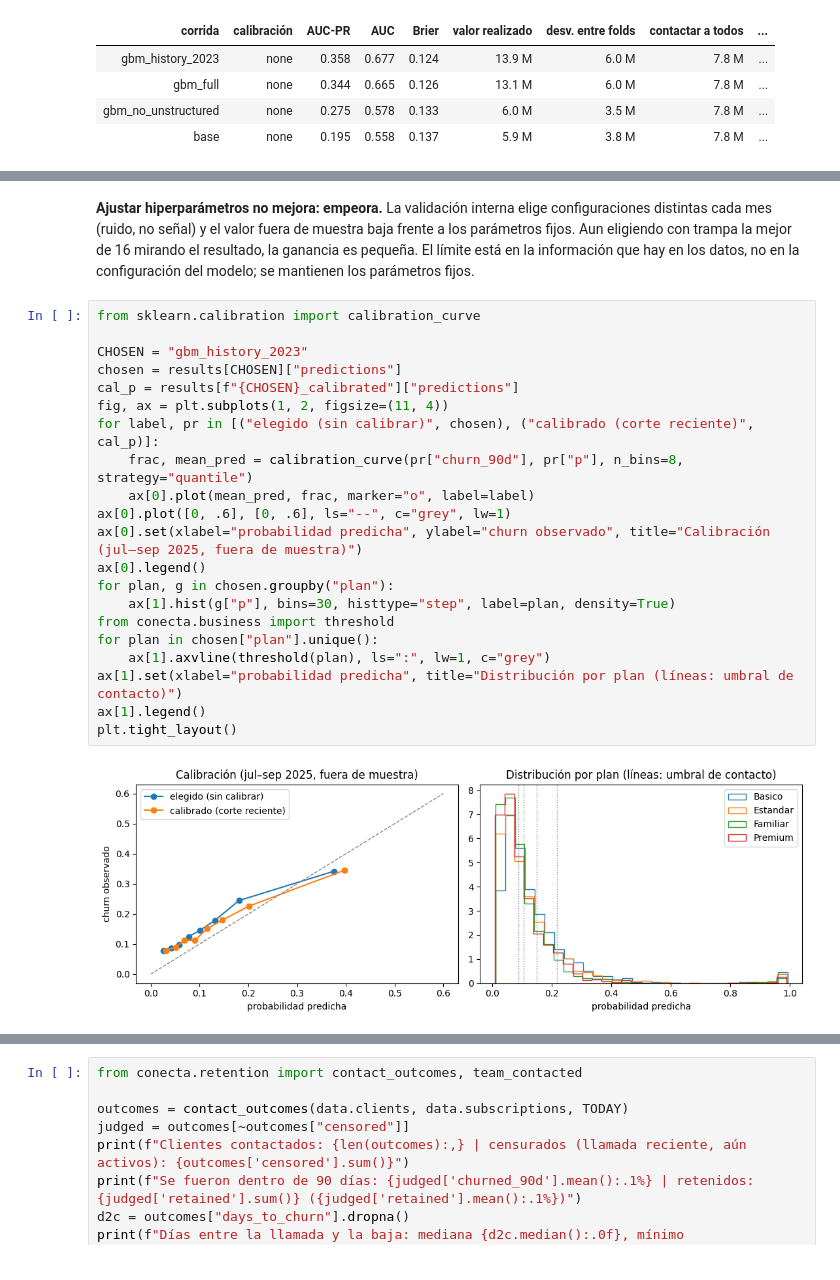
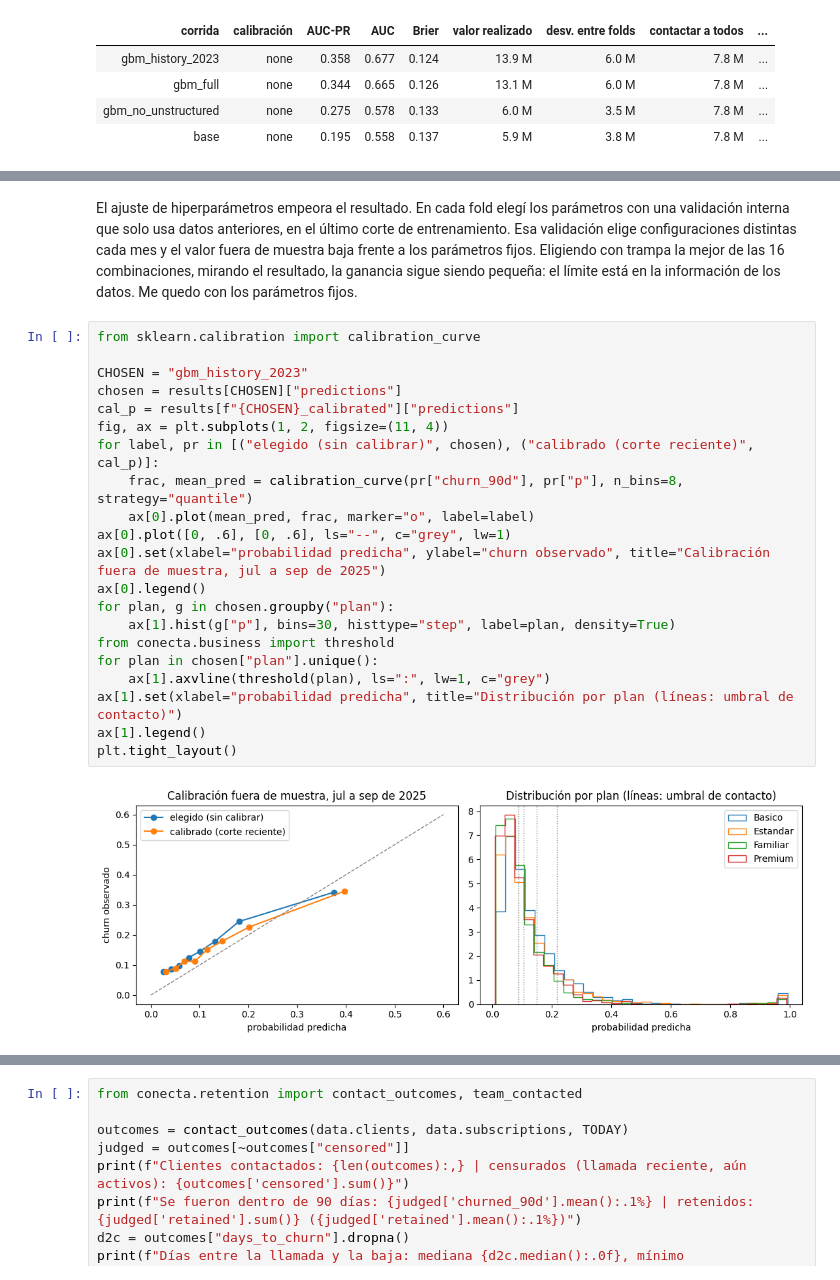
Before and after one commit to unfresh25/conecta-churn, a Jupyter notebook: solucion.ipynb, the cells around one changed output, grey strips where cells are left out. Cells and saved outputs as stored; diff of their text form.

```diff
--- a/solucion.ipynb
+++ b/solucion.ipynb
@@ -558,32 +541,33 @@ tuning_view.style.format({c: (lambda v: f"{v / 1e6:,.1f} M" if v != "" else "")
 | 2 | 2025-09 | {'n_estimators': 150, 'learning_r... | 19.6 M | 16.2 M | 20.8 M |
 | promedio |  |  | 13.9 M | 10.3 M | 15.6 M |
 # %% [markdown]
-**Ajustar hiperparámetros no mejora: empeora.** La validación interna elige configuraciones distintas cada mes (ruido, no señal) y
-el valor fuera de muestra baja frente a los parámetros fijos. Aun eligiendo con trampa la mejor de 16 mirando el resultado, la ganancia
-es pequeña. El límite está en la información que hay en los datos, no en la configuración del modelo; se mantienen los parámetros fijos.
+El ajuste de hiperparámetros empeora el resultado. En cada fold elegí los parámetros con una validación interna que solo usa datos
+anteriores, en el último corte de entrenamiento. Esa validación elige configuraciones distintas cada mes y el valor fuera de muestra
+baja frente a los parámetros fijos. Eligiendo con trampa la mejor de las 16 combinaciones, mirando el resultado, la ganancia sigue
+siendo pequeña: el límite está en la información de los datos. Me quedo con los parámetros fijos.
 # %%
 from sklearn.calibration import calibration_curve
 
 CHOSEN = "gbm_history_2023"
 chosen = results[CHOSEN]["predictions"]
 cal_p = results[f"{CHOSEN}_calibrated"]["predictions"]
 fig, ax = plt.subplots(1, 2, figsize=(11, 4))
 for label, pr in [("elegido (sin calibrar)", chosen), ("calibrado (corte reciente)", cal_p)]:
     frac, mean_pred = calibration_curve(pr["churn_90d"], pr["p"], n_bins=8, strategy="quantile")
     ax[0].plot(mean_pred, frac, marker="o", label=label)
 ax[0].plot([0, .6], [0, .6], ls="--", c="grey", lw=1)
-ax[0].set(xlabel="probabilidad predicha", ylabel="churn observado", title="Calibración (jul–sep 2025, fuera de muestra)")
+ax[0].set(xlabel="probabilidad predicha", ylabel="churn observado", title="Calibración fuera de muestra, jul a sep de 2025")
 ax[0].legend()
 for plan, g in chosen.groupby("plan"):
     ax[1].hist(g["p"], bins=30, histtype="step", label=plan, density=True)
 from conecta.business import threshold
 for plan in chosen["plan"].unique():
     ax[1].axvline(threshold(plan), ls=":", lw=1, c="grey")
 ax[1].set(xlabel="probabilidad predicha", title="Distribución por plan (líneas: umbral de contacto)")
 ax[1].legend()
 plt.tight_layout()
 # %% [output]
-[figure, old version]
+[figure, new version]
 # %%
 import shap
 warnings.filterwarnings("ignore", category=UserWarning, module="shap")
```
Also changed, not shown: parts of 51 cells of this notebook, 21 other files.
